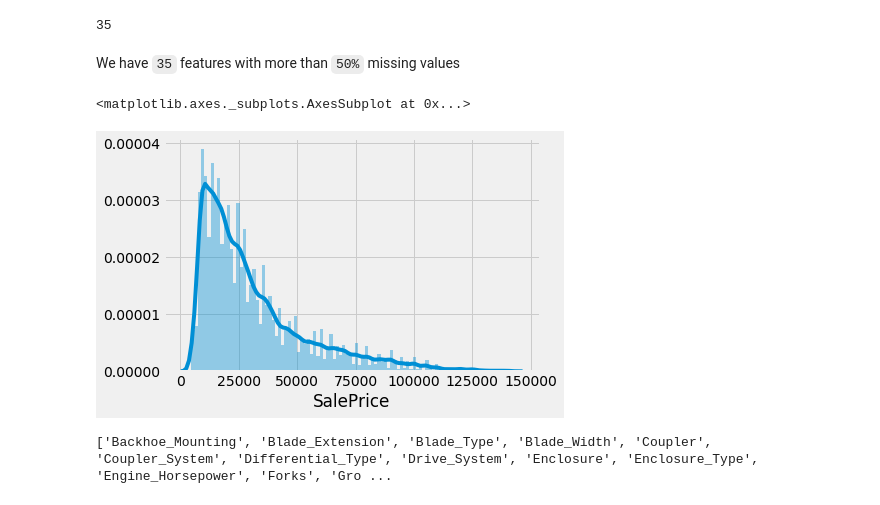
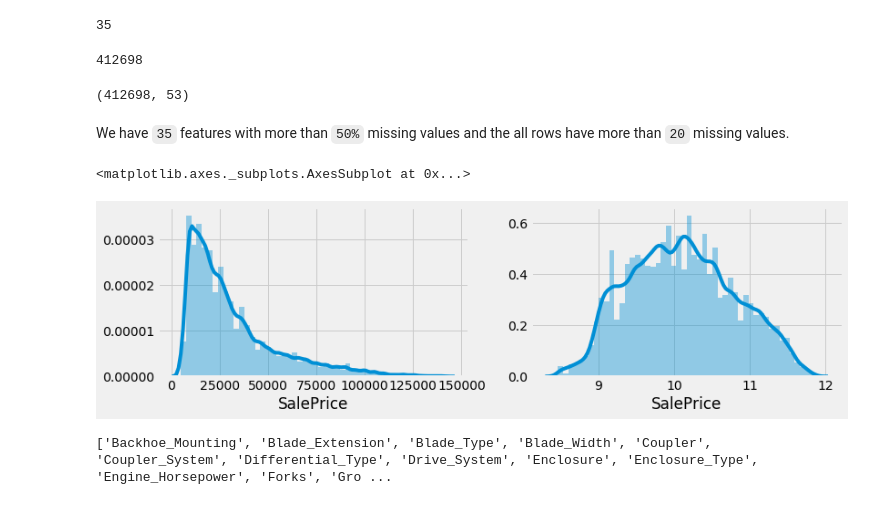
Before and after one commit to fares-ds/Blue-Book-for-Bulldozers-Kaggle-Competition, a Jupyter notebook: Blue_Book_for_Bulldozers_EDA.ipynb, the cells around one changed output. Saved outputs shown, nothing was run; the diff lists cells and outputs as text; code cells hidden in the pictures.

Commit message:
Exploratory Data Analysis

```diff
--- a/Blue_Book_for_Bulldozers.ipynb
+++ b/Blue_Book_for_Bulldozers_EDA.ipynb
@@ -131,13 +131,27 @@ for column in data.columns:
 len(missing_50)
 # %% [output]
 35
+# %%
+sum(data.isna().sum(axis=1) >= 20)
+# %% [output]
+412698
+# %%
+data.shape
+# %% [output]
+(412698, 53)
 # %% [markdown]
-We have `35` features with more than `50%` missing values
+We have `35` features with more than `50%` missing values and the all rows have more than `20` missing values.
-# %%
-sns.distplot(data.SalePrice, bins=100)
-# %% [output]
-<matplotlib.axes._subplots.AxesSubplot at 0x...>
-[figure, removed]
+# %%
+plt.figure(figsize=(12, 7))
+
+plt.subplot(2, 2, 1)
+sns.distplot(data.SalePrice, bins=50)
+
+plt.subplot(2, 2, 2)
+sns.distplot(np.log(data.SalePrice), bins=50)
+# %% [output]
+<matplotlib.axes._subplots.AxesSubplot at 0x...>
+[figure, added]
 # %%
 col_lst = sorted(data.columns.to_list())
 # %%
```
Also changed, not shown: parts of 1 cell of this notebook.
